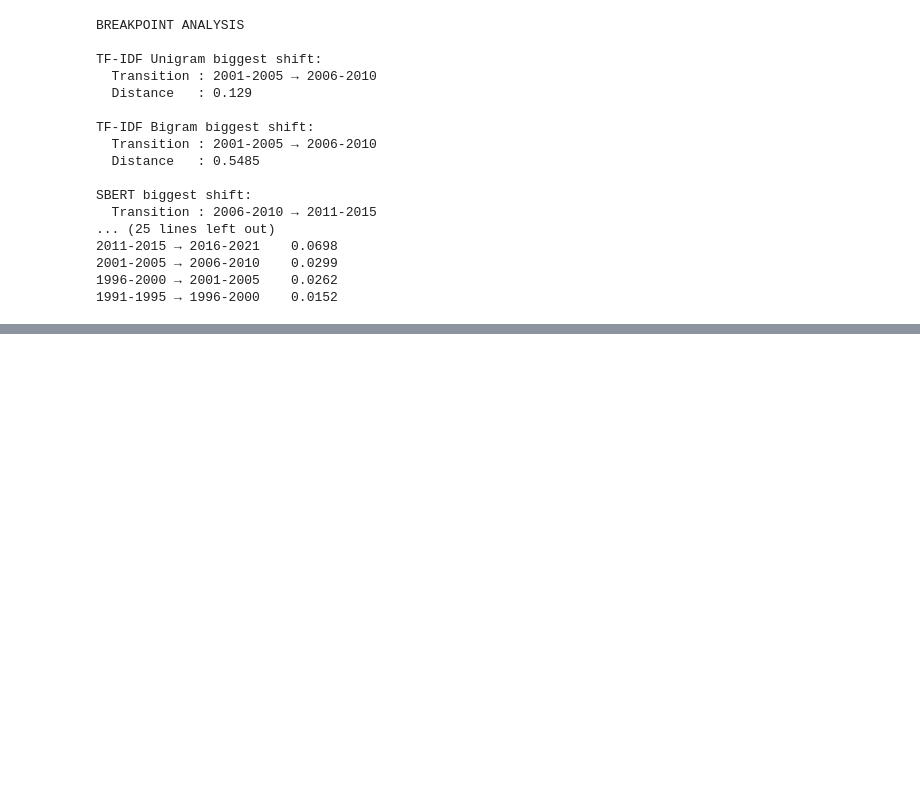
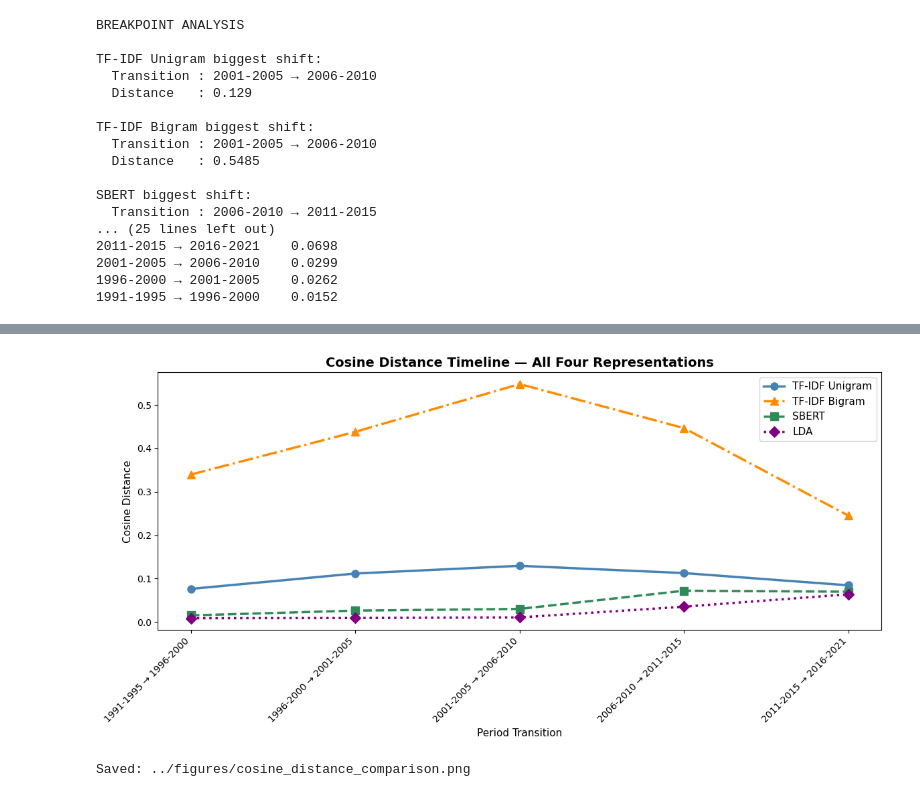
Before and after one commit to guruanand20/nlp-corpus-analysis, a Jupyter notebook: notebooks/NB02.ipynb, the cells around one changed output, grey strips where cells are left out. Drawn from its saved outputs; the diff is of its cells as text; code cells hidden in the pictures; blank space fills up the shorter version.

```diff
--- a/notebooks/NB02.ipynb
+++ b/notebooks/NB02.ipynb
@@ -747,0 +944,50 @@ SBERT biggest shift:
+# %%
+fig, ax = plt.subplots(figsize=(12, 6))
+
+ax.plot(
+    tfidf_distances["transition"],
+    tfidf_distances["distance"],
+    marker="o", linewidth=2.5,
+    color="steelblue", label="TF-IDF Unigram",
+    markersize=8
+)
+
+ax.plot(
+    bigram_distances["transition"],
+    bigram_distances["distance"],
+    marker="^", linewidth=2.5,
+    color="darkorange", label="TF-IDF Bigram",
+    markersize=8, linestyle="-."
+)
+
+ax.plot(
+    sbert_distances["transition"],
+    sbert_distances["distance"],
+    marker="s", linewidth=2.5,
+    color="seagreen", label="SBERT",
+    markersize=8, linestyle="--"
+)
+
+ax.plot(
+    lda_distances["transition"],
+    lda_distances["distance"],
+    marker="D", linewidth=2.5,
+    color="purple", label="LDA",
+    markersize=8, linestyle=":"
+)
+
+ax.set_title(
+    "Cosine Distance Timeline — All Four Representations",
+    fontsize=14, fontweight="bold"
+)
+ax.set_xlabel("Period Transition", fontsize=11)
+ax.set_ylabel("Cosine Distance", fontsize=11)
+ax.legend(fontsize=11)
+plt.xticks(rotation=45, ha="right")
+plt.tight_layout()
+plt.savefig("../figures/cosine_distance_comparison.png", dpi=150)
+plt.show()
+print("Saved: ../figures/cosine_distance_comparison.png")
+# %% [output]
+[figure, added]
+Saved: ../figures/cosine_distance_comparison.png
```
Also changed, not shown: parts of 16 cells of this notebook.
